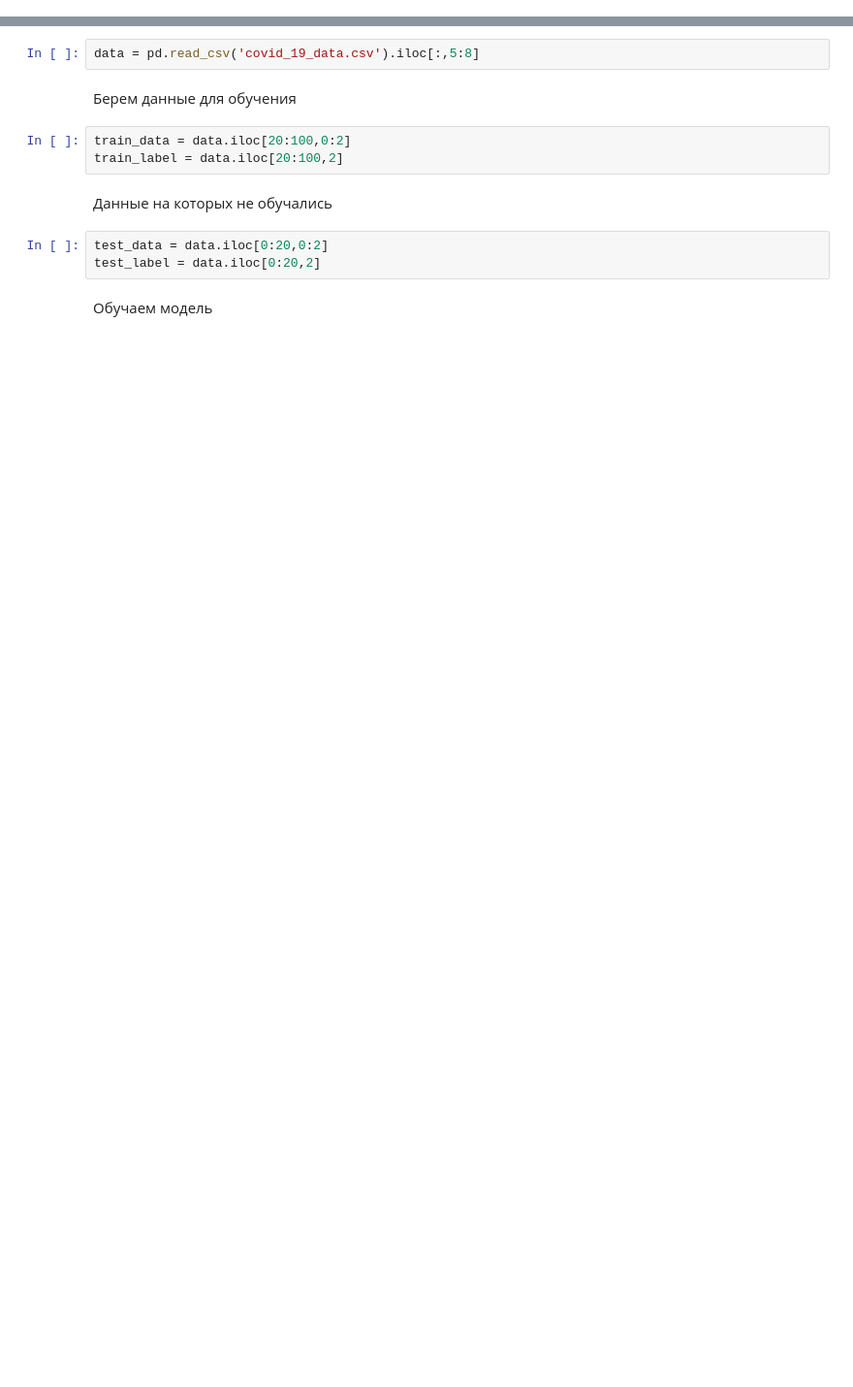
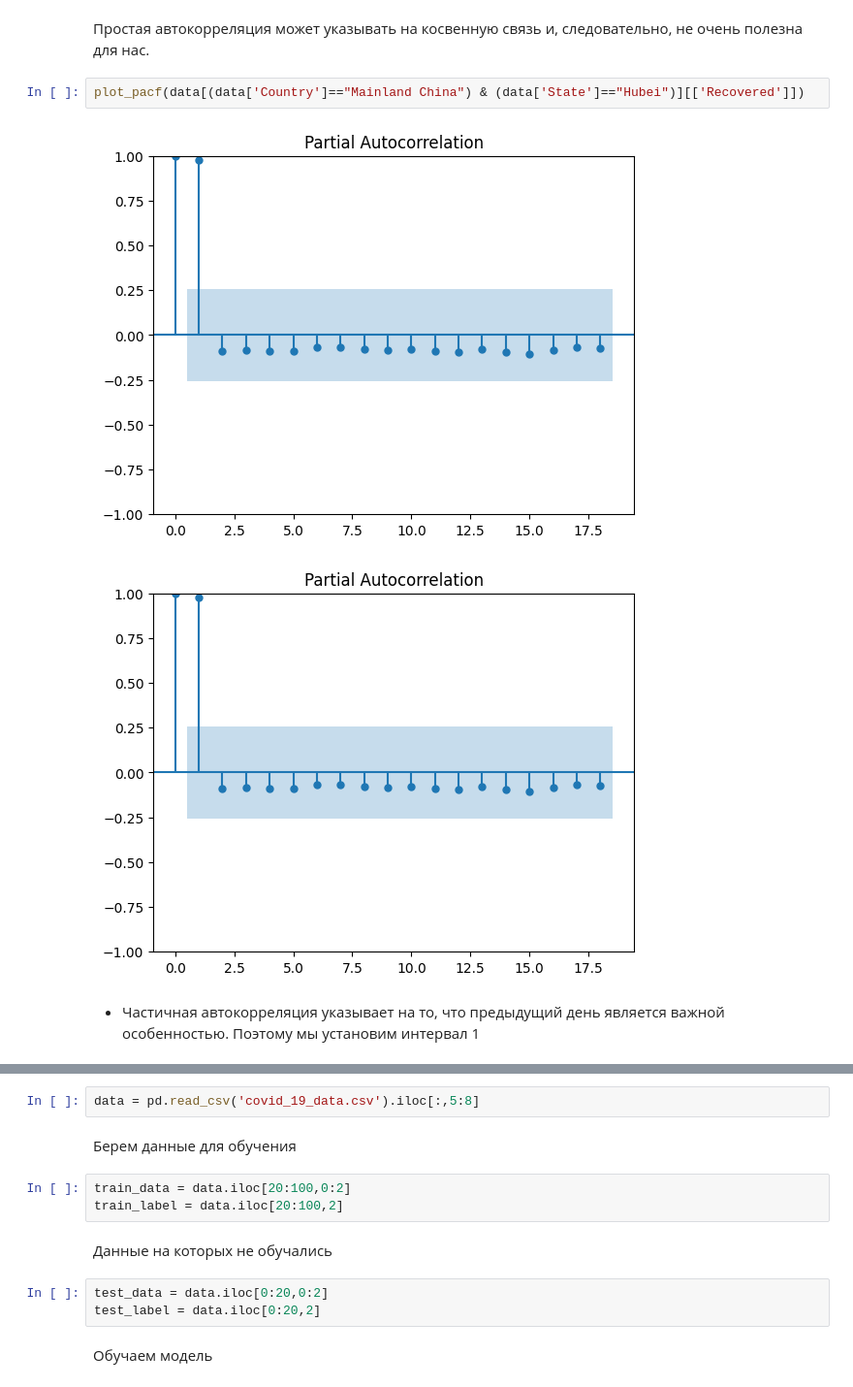
Before and after one commit to flayexz/Analyze, a Jupyter notebook: main.ipynb, the cells around one changed output, grey strips where cells are left out. Shown at 97% size. Drawn from its saved outputs; the diff is of its cells as text; blank space fills up the shorter version.

```diff
--- a/main.ipynb
+++ b/main.ipynb
@@ -6,0 +490,9 @@ from catboost import CatBoostRegressor
+# %% [markdown]
+Простая автокорреляция может указывать на косвенную связь и, следовательно, не очень полезна для нас.
+# %%
+plot_pacf(data[(data['Country']=="Mainland China") & (data['State']=="Hubei")][['Recovered']])
+# %% [output]
+[figure, added]
+[figure, added]
+# %% [markdown]
+- Частичная автокорреляция указывает на то, что предыдущий день является важной особенностью. Поэтому мы установим интервал 1
```
Also changed, not shown: parts of 72 cells of this notebook, 4 other files.
